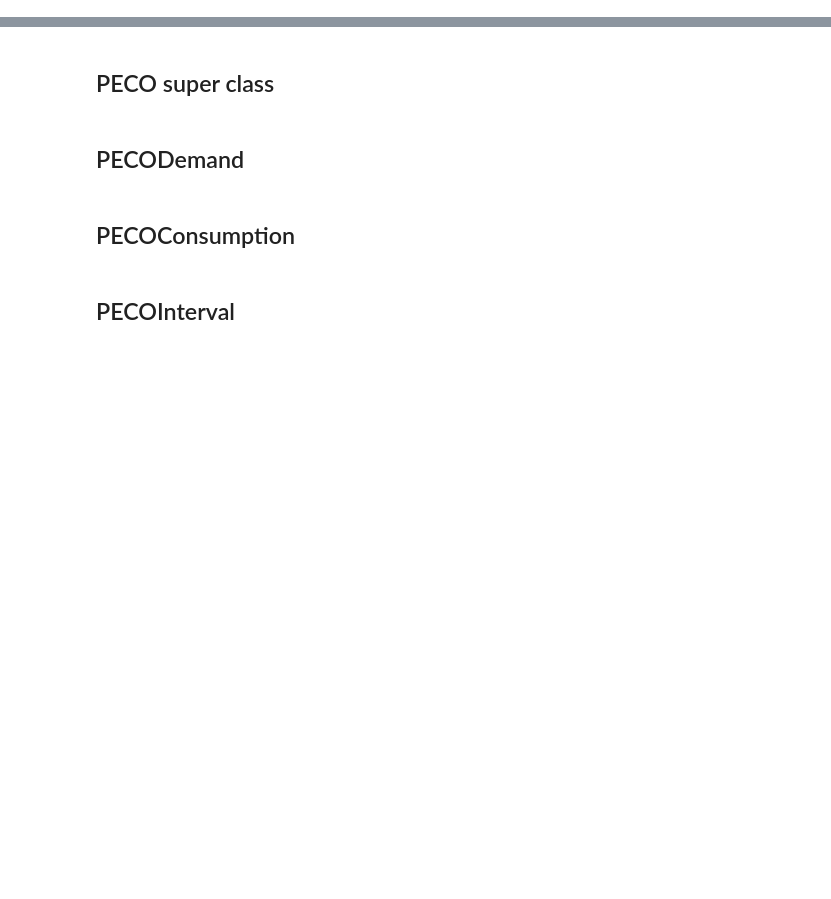
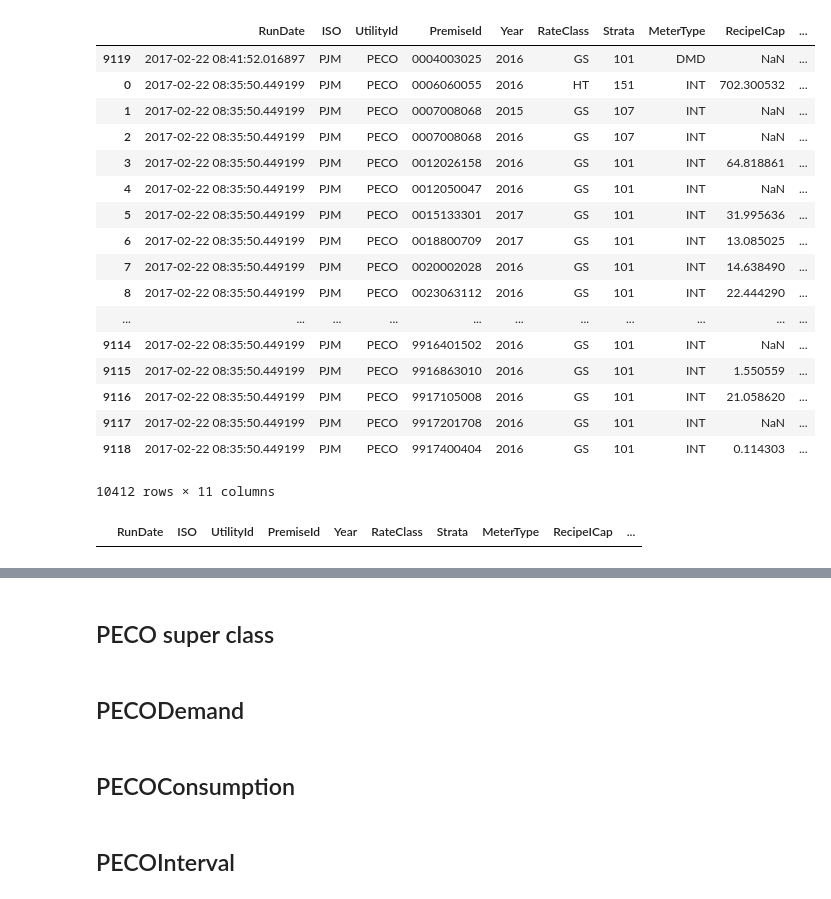
Before and after one commit to mileshill/jeapi, a Jupyter notebook: PECO.ipynb, the cells around one changed output, grey strips where cells are left out. Cells and saved outputs as stored; diff of their text form; code cells hidden in the pictures; blank space fills up the shorter version.

```diff
--- a/PECO.ipynb
+++ b/PECO.ipynb
@@ -22,0 +25,25 @@ res = PECORecipe(conn, Results).run_all()
+# %%
+res.compare_
+# %% [output]
+|  | RunDate | ISO | UtilityId | PremiseId | Year | RateClass | Strata | MeterType | RecipeICap | ... |
+| 9119 | 2017-02-22 08:41:52.016897 | PJM | PECO | 0004003025 | 2016 | GS | 101 | DMD | NaN | ... |
+| 0 | 2017-02-22 08:35:50.449199 | PJM | PECO | 0006060055 | 2016 | HT | 151 | INT | 702.300532 | ... |
+| 1 | 2017-02-22 08:35:50.449199 | PJM | PECO | 0007008068 | 2015 | GS | 107 | INT | NaN | ... |
+| 2 | 2017-02-22 08:35:50.449199 | PJM | PECO | 0007008068 | 2016 | GS | 107 | INT | NaN | ... |
+| 3 | 2017-02-22 08:35:50.449199 | PJM | PECO | 0012026158 | 2016 | GS | 101 | INT | 64.818861 | ... |
+| 4 | 2017-02-22 08:35:50.449199 | PJM | PECO | 0012050047 | 2016 | GS | 101 | INT | NaN | ... |
+| 5 | 2017-02-22 08:35:50.449199 | PJM | PECO | 0015133301 | 2017 | GS | 101 | INT | 31.995636 | ... |
+| 6 | 2017-02-22 08:35:50.449199 | PJM | PECO | 0018800709 | 2017 | GS | 101 | INT | 13.085025 | ... |
+| 7 | 2017-02-22 08:35:50.449199 | PJM | PECO | 0020002028 | 2016 | GS | 101 | INT | 14.638490 | ... |
+| 8 | 2017-02-22 08:35:50.449199 | PJM | PECO | 0023063112 | 2016 | GS | 101 | INT | 22.444290 | ... |
+| ... | ... | ... | ... | ... | ... | ... | ... | ... | ... | ... |
+| 9114 | 2017-02-22 08:35:50.449199 | PJM | PECO | 9916401502 | 2016 | GS | 101 | INT | NaN | ... |
+| 9115 | 2017-02-22 08:35:50.449199 | PJM | PECO | 9916863010 | 2016 | GS | 101 | INT | 1.550559 | ... |
+| 9116 | 2017-02-22 08:35:50.449199 | PJM | PECO | 9917105008 | 2016 | GS | 101 | INT | 21.058620 | ... |
+| 9117 | 2017-02-22 08:35:50.449199 | PJM | PECO | 9917201708 | 2016 | GS | 101 | INT | NaN | ... |
+| 9118 | 2017-02-22 08:35:50.449199 | PJM | PECO | 9917400404 | 2016 | GS | 101 | INT | 0.114303 | ... |
+10412 rows × 11 columns
+# %%
+df[df['RecipeVariance'].isin([np.inf, np.nan])]
+# %% [output]
+|  | RunDate | ISO | UtilityId | PremiseId | Year | RateClass | Strata | MeterType | RecipeICap | ... |
```
Also changed, not shown: parts of 3 cells of this notebook, 9 other files.
